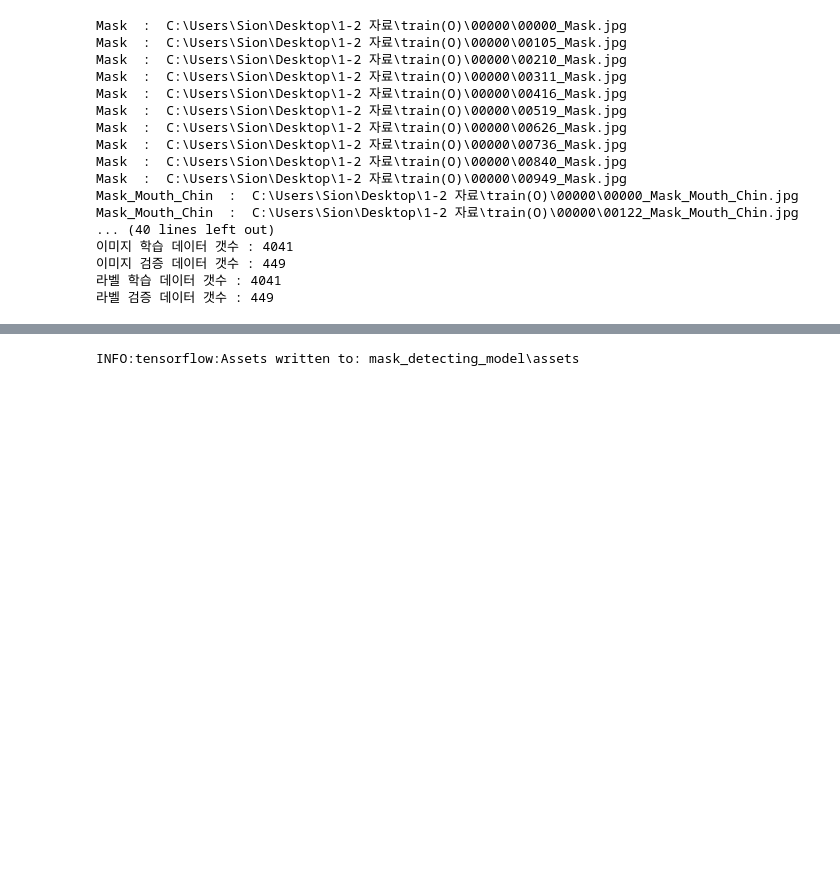
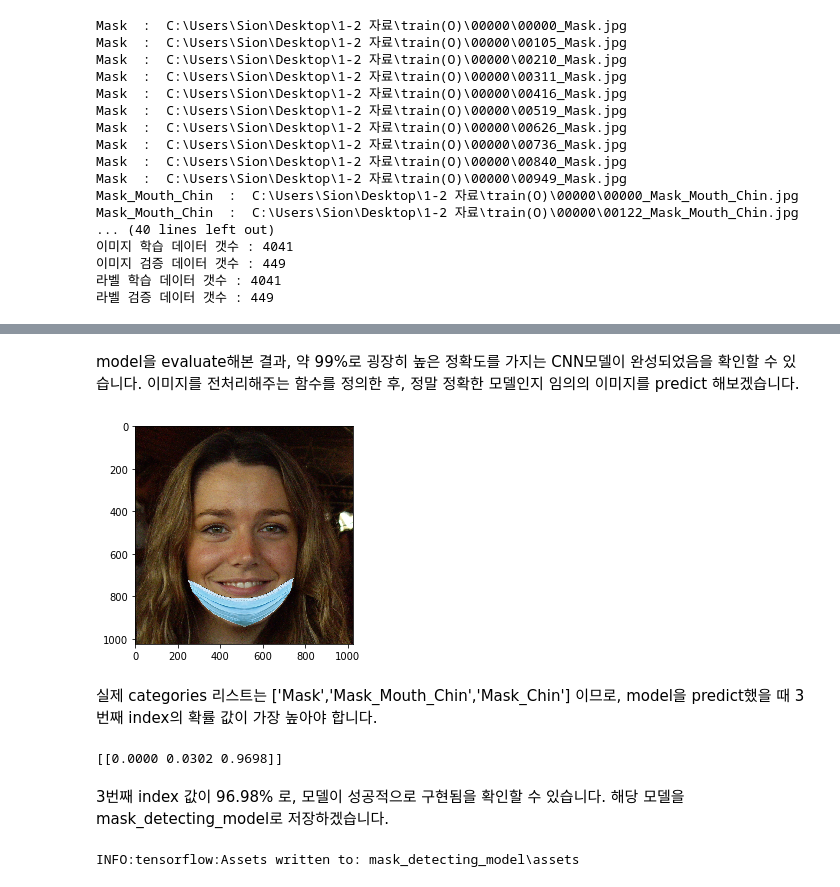
Before and after one commit to Mask-recognize-term-project/TermProject, a Jupyter notebook: Termproject_모델링_구현_완성.ipynb, the cells around one changed output, grey strips where cells are left out. Drawn from its saved outputs; the diff is of its cells as text; code cells hidden in the pictures; blank space fills up the shorter version.

```diff
--- a/Termproject_모델링_구현_완성.ipynb
+++ b/Termproject_모델링_구현_완성.ipynb
@@ -248,0 +233,2 @@ accuracy : 97.55011200904846%
+# %% [markdown]
+model을 evaluate해본 결과, 약 99%로 굉장히 높은 정확도를 가지는 CNN모델이 완성되었음을 확인할 수 있습니다. 이미지를 전처리해주는 함수를 정의한 후, 정말 정확한 모델인지 임의의 이미지를 predict 해보겠습니다.
@@ -249,3 +246,26 @@ accuracy : 97.55011200904846%
+# %%
+import matplotlib.pyplot as plt
+from matplotlib.image import imread
+
+path = 'C:\\Users\\Sion\\Desktop\\1-2 자료\\train(new)\\65.jpg'
+img = imread(path)
+
+plt.imshow(img)
+plt.show()
+# %% [output]
+[figure, added]
+# %% [markdown]
+실제 categories 리스트는  ['Mask','Mask_Mouth_Chin','Mask_Chin'] 이므로, model을 predict했을 때 3번째 index의 확률 값이 가장 높아야 합니다.
+# %%
+#categories = ['Mask','Mask_Mouth_Chin','Mask_Chin']
+
+prediction = model.predict(generator(path))
+np.set_printoptions(formatter={'float': lambda x: "{0:0.4f}".format(x)})
+print(prediction)
+# %% [output]
+[[0.0000 0.0302 0.9698]]
+# %% [markdown]
+3번째 index 값이 96.98% 로, 모델이 성공적으로 구현됨을 확인할 수 있습니다. 해당 모델을 mask_detecting_model로 저장하겠습니다.
 # %%
 model.save('mask_detecting_model')
 # %% [output]
```
Also changed, not shown: parts of 23 cells of this notebook.
